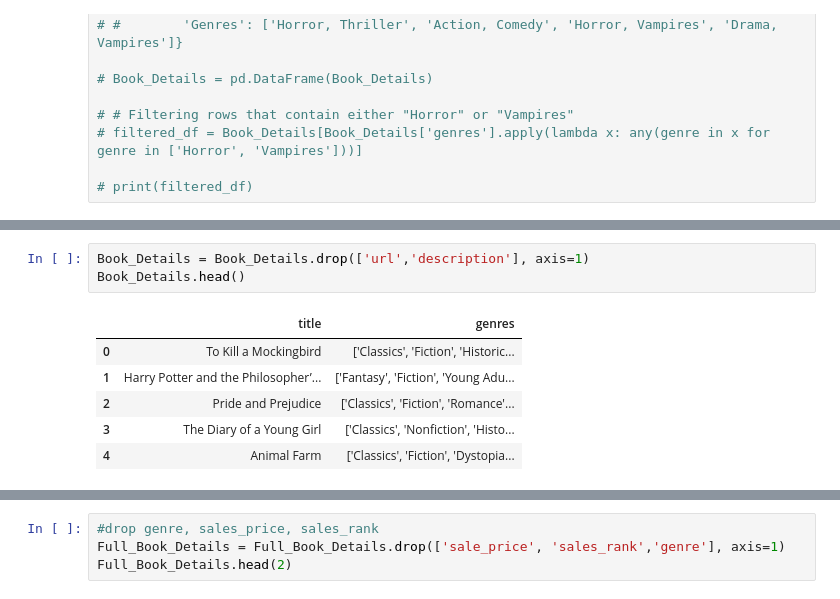
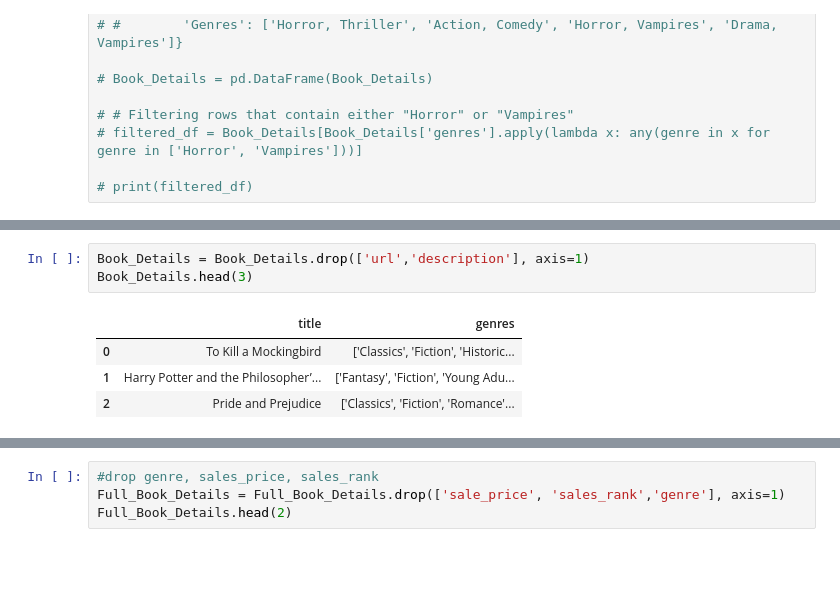
Before and after one commit to ammabe1/Publish-Me---Release-Assistant, a Jupyter notebook: Publish_Me Release_Assistant.ipynb, the cells around one changed output, grey strips where cells are left out. Saved outputs shown, nothing was run; the diff lists cells and outputs as text; blank space fills up the shorter version.

```diff
--- a/Publish_Me Release_Assistant.ipynb
+++ b/Publish_Me Release_Assistant.ipynb
@@ -194,10 +197,8 @@ Book_Details.describe()
 # %%
 Book_Details = Book_Details.drop(['url','description'], axis=1)
-Book_Details.head()
+Book_Details.head(3)
 # %% [output]
 |  | title | genres |
 | 0 | To Kill a Mockingbird | ['Classics', 'Fiction', 'Historic... |
 | 1 | Harry Potter and the Philosopher’... | ['Fantasy', 'Fiction', 'Young Adu... |
 | 2 | Pride and Prejudice | ['Classics', 'Fiction', 'Romance'... |
-| 3 | The Diary of a Young Girl | ['Classics', 'Nonfiction', 'Histo... |
-| 4 | Animal Farm | ['Classics', 'Fiction', 'Dystopia... |
```
Also changed, not shown: parts of 79 cells of this notebook, 1 other file.
